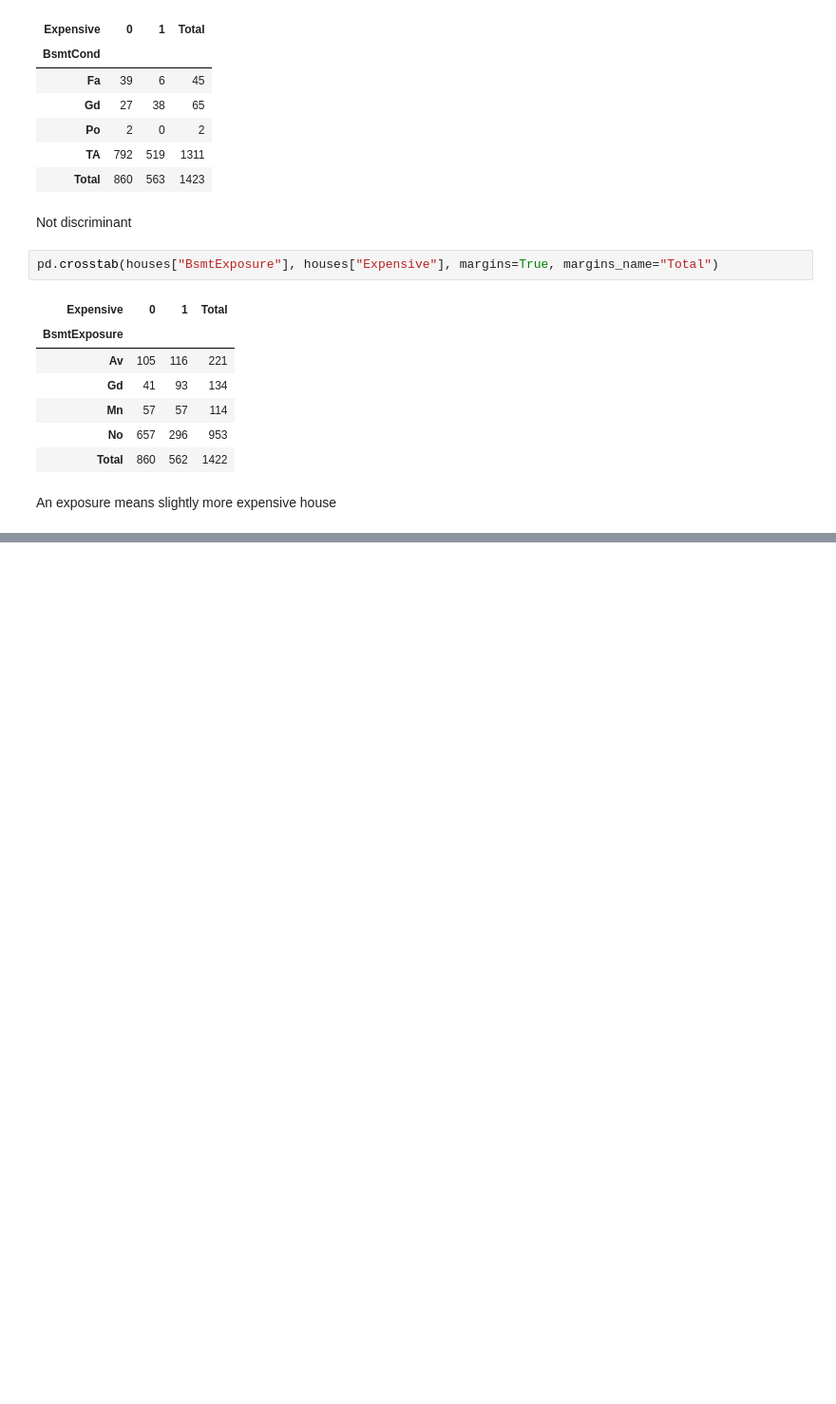
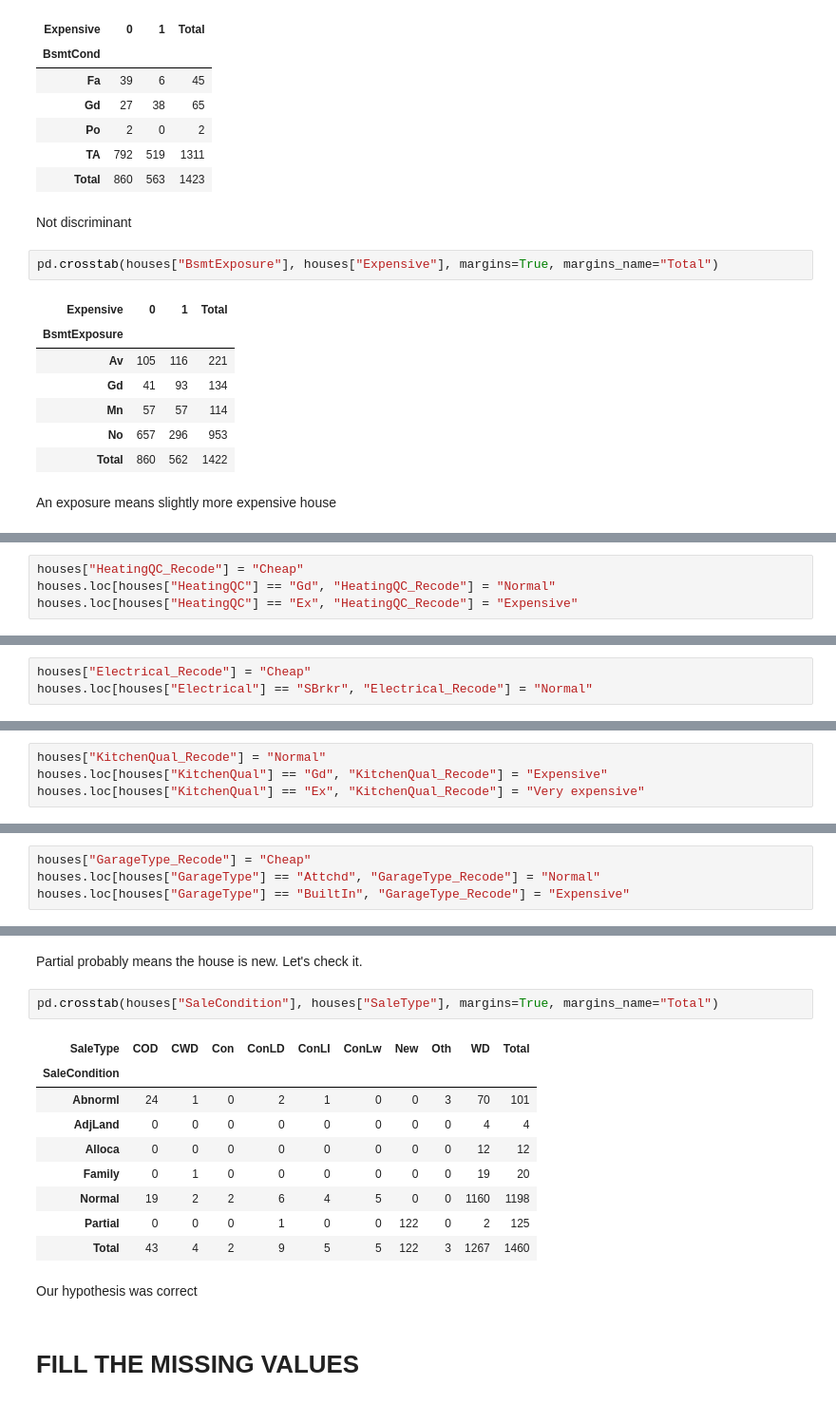
Before and after one commit to NicolasHousset/HousesPricesAnalysis, a Jupyter notebook: script.ipynb, the cells around one changed output, grey strips where cells are left out. Shown at 95% size. Saved outputs shown, nothing was run; the diff lists cells and outputs as text; blank space fills up the shorter version.

```diff
--- a/script.ipynb
+++ b/script.ipynb
@@ -532,0 +821,4 @@ An exposure means slightly more expensive house
+# %%
+houses["HeatingQC_Recode"] = "Cheap"
+houses.loc[houses["HeatingQC"] == "Gd", "HeatingQC_Recode"] = "Normal"
+houses.loc[houses["HeatingQC"] == "Ex", "HeatingQC_Recode"] = "Expensive"
@@ -532,0 +857,3 @@ An exposure means slightly more expensive house
+# %%
+houses["Electrical_Recode"] = "Cheap"
+houses.loc[houses["Electrical"] == "SBrkr", "Electrical_Recode"] = "Normal"
@@ -532,0 +990,4 @@ An exposure means slightly more expensive house
+# %%
+houses["KitchenQual_Recode"] = "Normal"
+houses.loc[houses["KitchenQual"] == "Gd", "KitchenQual_Recode"] = "Expensive"
+houses.loc[houses["KitchenQual"] == "Ex", "KitchenQual_Recode"] = "Very expensive"
@@ -532,0 +1077,4 @@ An exposure means slightly more expensive house
+# %%
+houses["GarageType_Recode"] = "Cheap"
+houses.loc[houses["GarageType"] == "Attchd", "GarageType_Recode"] = "Normal"
+houses.loc[houses["GarageType"] == "BuiltIn", "GarageType_Recode"] = "Expensive"
@@ -532,0 +1339,18 @@ An exposure means slightly more expensive house
+# %% [markdown]
+Partial probably means the house is new. Let's check it.
+# %%
+pd.crosstab(houses["SaleCondition"], houses["SaleType"], margins=True, margins_name="Total")
+# %% [output]
+| SaleType | COD | CWD | Con | ConLD | ConLI | ConLw | New | Oth | WD | Total |
+| SaleCondition |  |  |  |  |  |  |  |  |  |  |
+| Abnorml | 24 | 1 | 0 | 2 | 1 | 0 | 0 | 3 | 70 | 101 |
+| AdjLand | 0 | 0 | 0 | 0 | 0 | 0 | 0 | 0 | 4 | 4 |
+| Alloca | 0 | 0 | 0 | 0 | 0 | 0 | 0 | 0 | 12 | 12 |
+| Family | 0 | 1 | 0 | 0 | 0 | 0 | 0 | 0 | 19 | 20 |
+| Normal | 19 | 2 | 2 | 6 | 4 | 5 | 0 | 0 | 1160 | 1198 |
+| Partial | 0 | 0 | 0 | 1 | 0 | 0 | 122 | 0 | 2 | 125 |
+| Total | 43 | 4 | 2 | 9 | 5 | 5 | 122 | 3 | 1267 | 1460 |
+# %% [markdown]
+Our hypothesis was correct
+# %% [markdown]
+# FILL THE MISSING VALUES
```
Also changed, not shown: parts of 138 cells of this notebook.
